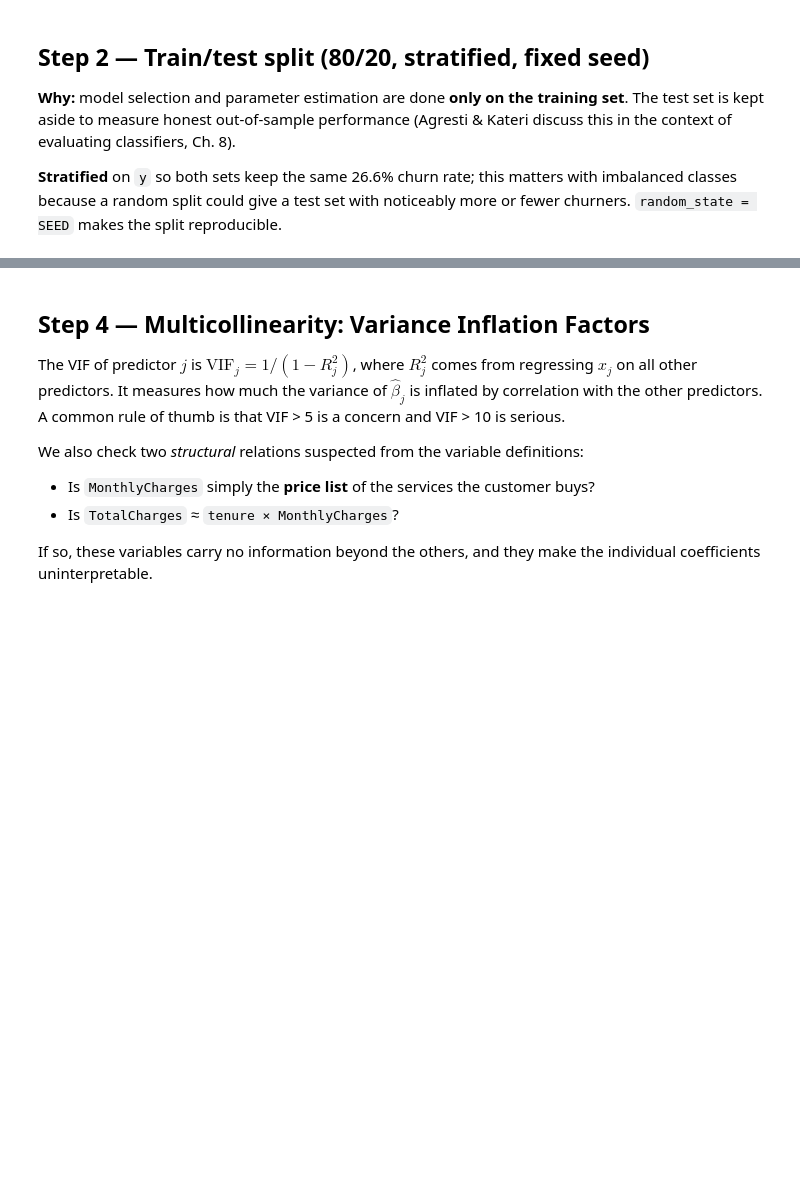
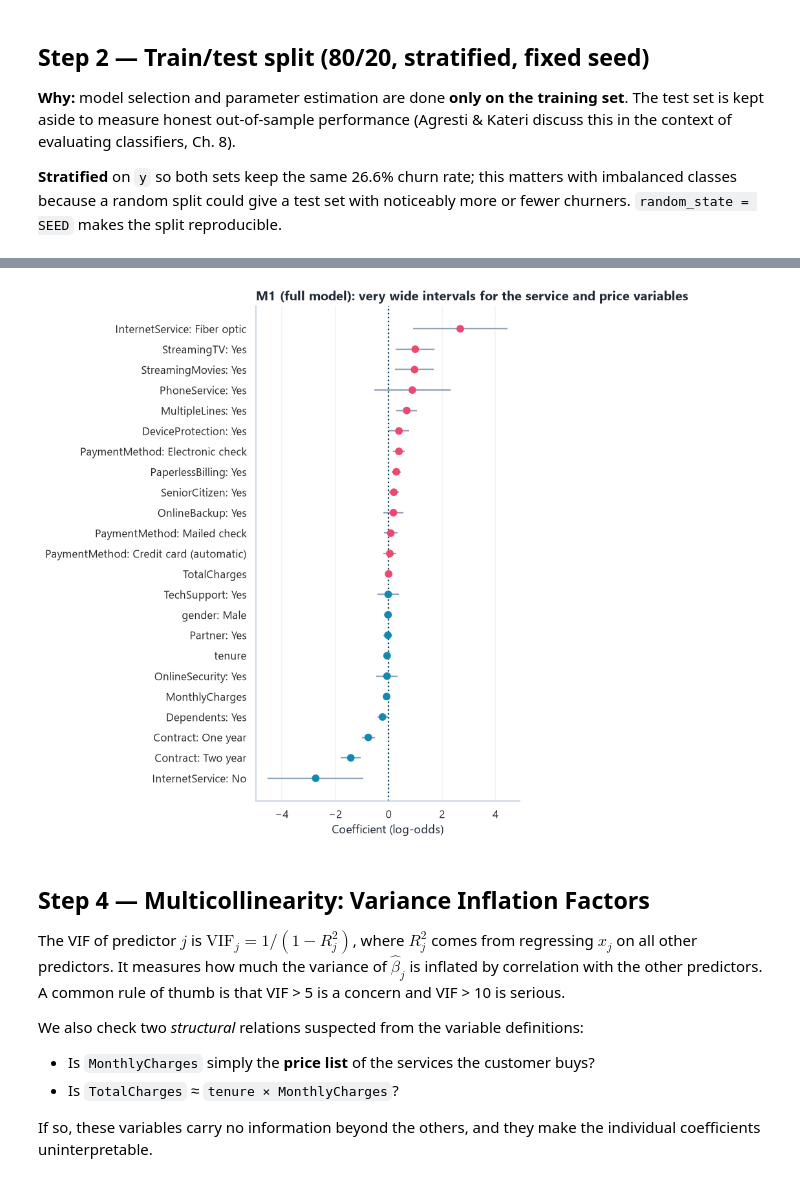
Before and after one commit to r3mo-usd/AAI-500-02-final-project-Sahana-Javier, a Jupyter notebook: src/model/Telco_Churn_PartB_Model_Selection.ipynb, the cells around one changed output, grey strips where cells are left out. Cells and saved outputs as stored; diff of their text form; code cells hidden in the pictures; blank space fills up the shorter version.

```diff
--- a/src/model/Telco_Churn_PartB_Model_Selection.ipynb
+++ b/src/model/Telco_Churn_PartB_Model_Selection.ipynb
@@ -318,6 +288,8 @@ def fit_logit(terms, data=None):
 def pretty(name):
     """Make statsmodels parameter names readable: C(Contract)[T.Two year] -> Contract: Two year."""
     name = name.replace("np.log(tenure + 1)", "log(tenure + 1)")
+    if ":" in name:                                   # interaction term
+        return " × ".join(pretty(part) for part in name.split(":"))
     m = re.match(r"C\((\w+)\)\[T\.(.+)\]", name)
     if m:
         return f"{m.group(1)}: {m.group(2)}"
@@ -349,18 +321,24 @@ M1  AIC = 4675.45   Deviance = 4627.45   parameters = 24
 # %%
 # --- Graph 3: M1 coefficients with 95% CI (log-odds scale) ---
 ci = m1.conf_int()
 coef = pd.DataFrame({"term": [pretty(t) for t in m1.params.index], "b": m1.params.values,
                      "lo": ci[0].values, "hi": ci[1].values}).iloc[1:]  # drop intercept
-coef = coef.sort_values("b")
-fig = go.Figure(go.Scatter(
-    x=coef["b"], y=coef["term"], mode="markers",
-    marker=dict(size=9, color=np.where(coef["b"] > 0, PAL["churn"], PAL["stay"])),
-    error_x=dict(type="data", symmetric=False, array=coef["hi"] - coef["b"],
-                 arrayminus=coef["b"] - coef["lo"], color=PAL["grey"], thickness=1.5)))
-fig.add_vline(x=0, line_dash="dot", line_color=PAL["dark"])
-fig.update_layout(title="M1 (full model): very wide intervals for the service and price variables",
-                  xaxis_title="Coefficient (log-odds)", height=650, width=620)
-fig.show()
+coef = coef.sort_values("b").reset_index(drop=True)
+
+fig, ax = plt.subplots(figsize=(7, 8))
+ax.errorbar(coef["b"], coef.index, xerr=[coef["b"] - coef["lo"], coef["hi"] - coef["b"]],
+            fmt="none", ecolor=PAL["grey"], elinewidth=1.5, capsize=0)
+ax.scatter(coef["b"], coef.index, s=45, zorder=3,
+           c=np.where(coef["b"] > 0, PAL["churn"], PAL["stay"]))
+ax.axvline(0, ls=":", color=PAL["dark"])
+ax.set_yticks(coef.index, coef["term"])
+ax.set_xlabel("Coefficient (log-odds)")
+ax.set_title("M1 (full model): very wide intervals for the service and price variables")
+ax.grid(axis="y", visible=False)
+plt.tight_layout()
+plt.show()
+# %% [output]
+[figure, added]
 # %% [markdown]
 ## Step 4 — Multicollinearity: Variance Inflation Factors
 
```
Also changed, not shown: parts of 66 cells of this notebook, 1 other file.
